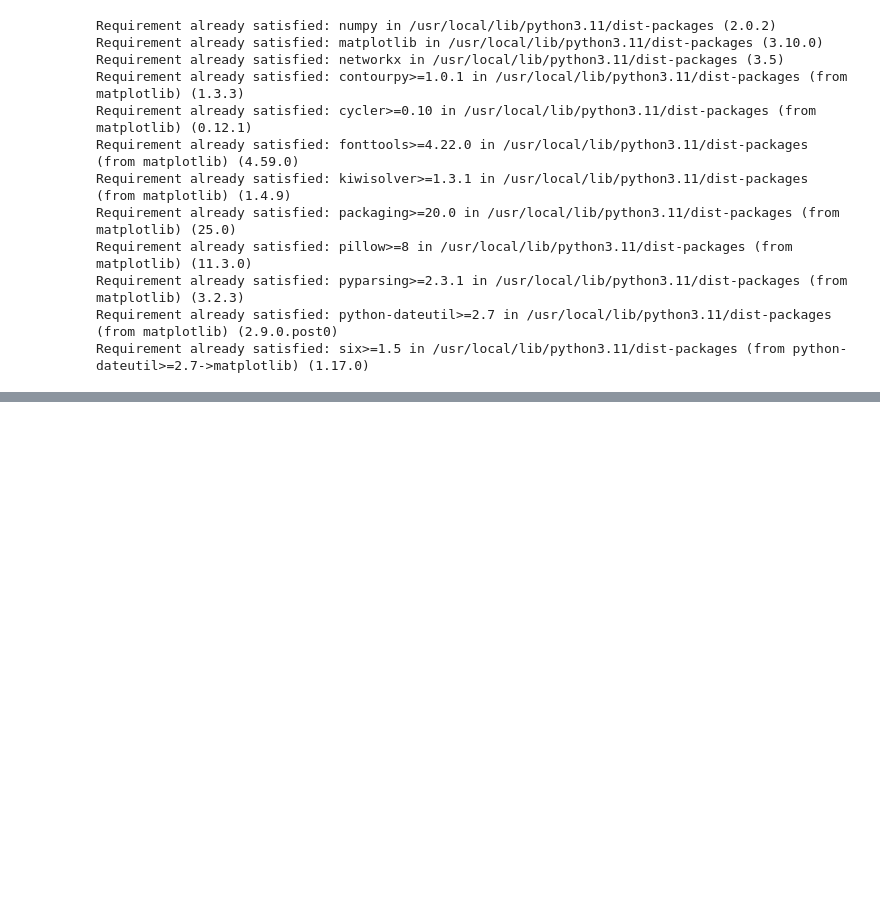
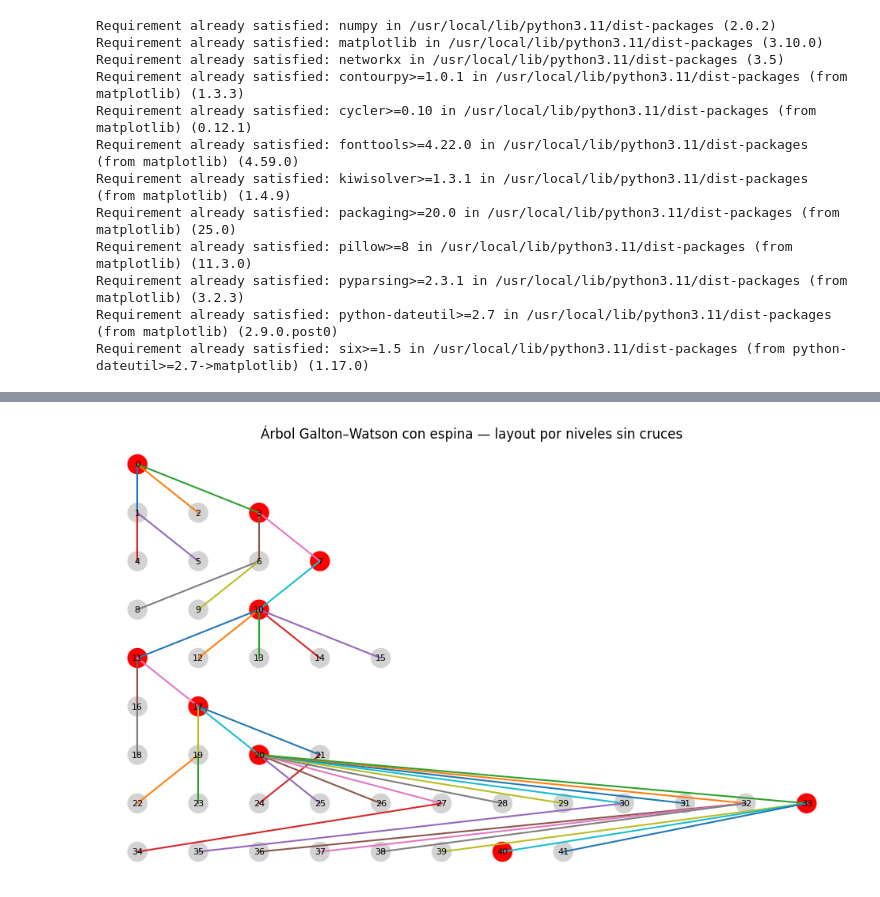
Before and after one commit to RobertoSam/SimulacionAnalisisPercolacionTriangulacionesCausales, a Jupyter notebook: notebooks/simulacion_arbol.ipynb, the cells around one changed output, grey strips where cells are left out. Drawn from its saved outputs; the diff is of its cells as text; code cells hidden in the pictures; blank space fills up the shorter version.

```diff
--- a/notebooks/simulacion_arbol.ipynb
+++ b/notebooks/simulacion_arbol.ipynb
@@ -72,0 +173,4 @@ draw_tree(tree)
+# %%
+draw_tree_layered_noncross(nodes, edges, level_nodes)
+# %% [output]
+[figure, added]
```
Also changed, not shown: parts of 4 cells of this notebook.
